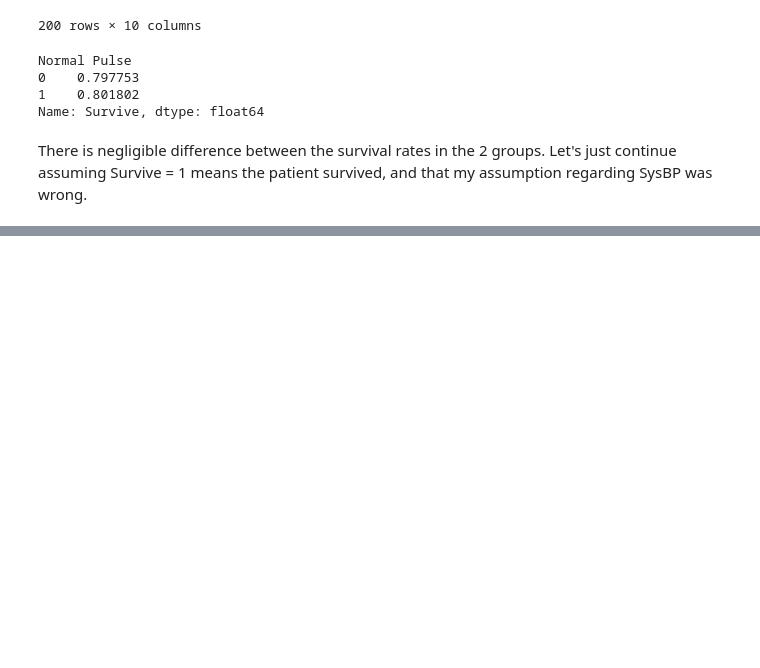
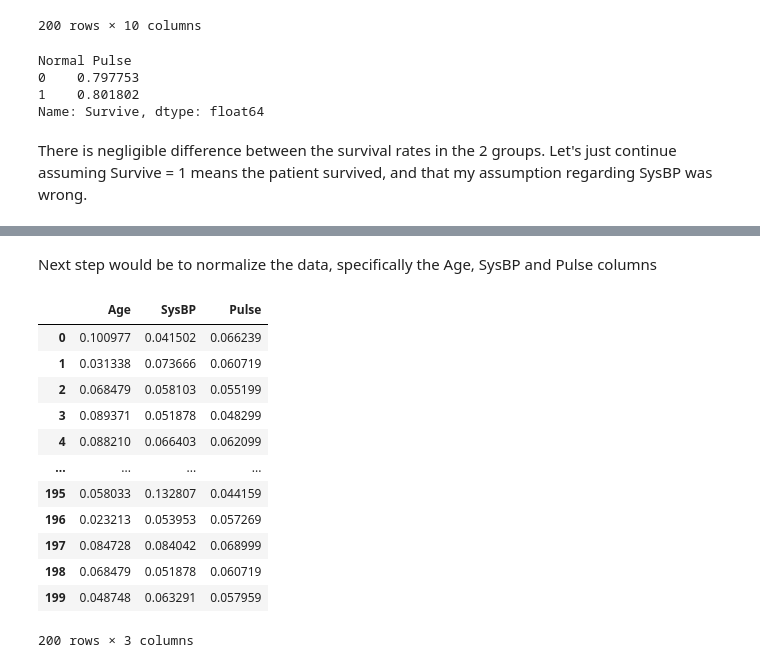
Before and after one commit to jayysinn98/SGH-Submission, a Jupyter notebook: Code.ipynb, the cells around one changed output, grey strips where cells are left out. Saved outputs shown, nothing was run; the diff lists cells and outputs as text; code cells hidden in the pictures; blank space fills up the shorter version.

```diff
--- a/Code.ipynb
+++ b/Code.ipynb
@@ -150,0 +175,20 @@ There is negligible difference between the survival rates in the 2 groups. Let's
+# %% [markdown]
+Next step would be to normalize the data, specifically the Age, SysBP and Pulse columns
+# %%
+from sklearn import preprocessing
+normalized_df = pd.DataFrame(preprocessing.normalize(data[['Age','SysBP','Pulse']], axis = 0), columns = ('Age','SysBP','Pulse'))
+normalized_df
+# %% [output]
+|  | Age | SysBP | Pulse |
+| 0 | 0.100977 | 0.041502 | 0.066239 |
+| 1 | 0.031338 | 0.073666 | 0.060719 |
+| 2 | 0.068479 | 0.058103 | 0.055199 |
+| 3 | 0.089371 | 0.051878 | 0.048299 |
+| 4 | 0.088210 | 0.066403 | 0.062099 |
+| ... | ... | ... | ... |
+| 195 | 0.058033 | 0.132807 | 0.044159 |
+| 196 | 0.023213 | 0.053953 | 0.057269 |
+| 197 | 0.084728 | 0.084042 | 0.068999 |
+| 198 | 0.068479 | 0.051878 | 0.060719 |
+| 199 | 0.048748 | 0.063291 | 0.057959 |
+200 rows × 3 columns
```
Also changed, not shown: parts of 10 cells of this notebook.
